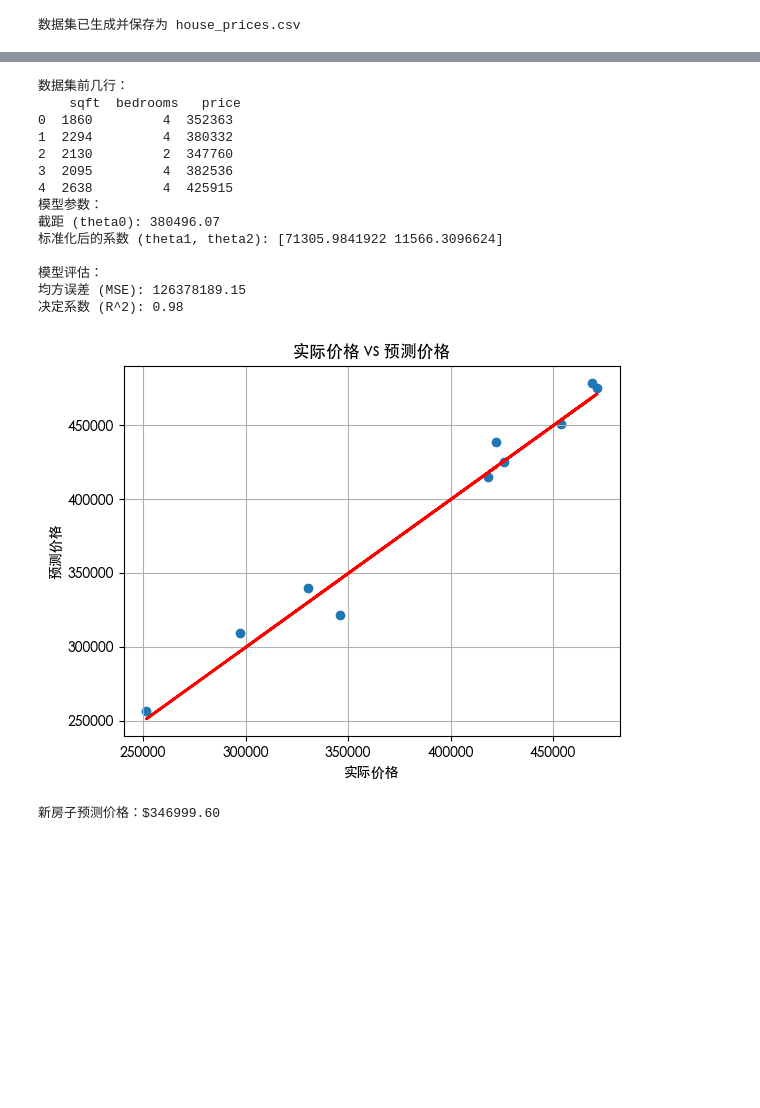
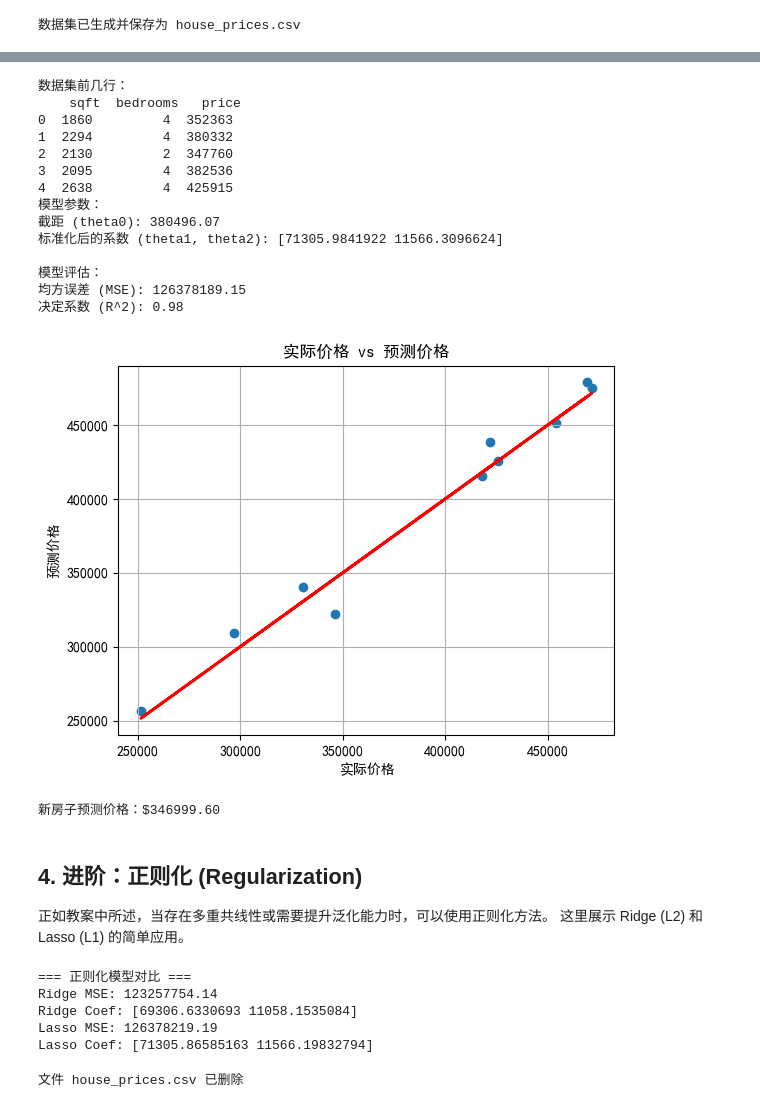
Before and after one commit to ForceInjection/hands-on-ML, a Jupyter notebook: nju_software/ch-03/01_linear_regression.ipynb, the cells around one changed output, grey strips where cells are left out. Saved outputs shown, nothing was run; the diff lists cells and outputs as text; code cells hidden in the pictures; blank space fills up the shorter version.

```diff
--- a/nju_software/ch-03/01_linear_regression.ipynb
+++ b/nju_software/ch-03/01_linear_regression.ipynb
@@ -36,17 +78,9 @@ print("数据集已生成并保存为 house_prices.csv")
 # %%
-import pandas as pd
-import numpy as np
 from sklearn.model_selection import train_test_split
 from sklearn.linear_model import LinearRegression
 from sklearn.preprocessing import StandardScaler  # 新增标准化模块
 from sklearn.metrics import mean_squared_error, r2_score
 import matplotlib.pyplot as plt
-
-from matplotlib import rcParams
-
-# 0. 配置 matplotlib 使用中文字体
-rcParams['font.sans-serif'] = ['Heiti TC']
-rcParams['axes.unicode_minus'] = False  # 解决负号显示问题
 
 # 1. 加载数据集
 data = pd.read_csv('house_prices.csv')  # 假设数据集文件名为 house_prices.csv，列名需与实际数据匹配（如英文列名：'sqft', 'bedrooms', 'price'）
@@ -92,32 +126,69 @@ print("决定系数 (R^2): {:.2f}".format(r2))
 plt.scatter(y_test, y_pred)
 plt.xlabel("实际价格")
 plt.ylabel("预测价格")
 plt.title("实际价格 vs 预测价格")
 plt.plot(y_test, y_test, color='red', linewidth=2)  # 对角线
 plt.grid()
 plt.show()
 
 # 11. 预测新数据
 # 假设有一套面积为 2000 平方英尺，3 个卧室的房子
 new_house = pd.DataFrame([[2000, 3]], columns=['sqft', 'bedrooms'])  # 创建一个包含特征名称的 DataFrame
 
 new_house_scaled = scaler.transform(new_house)  # 标准化新数据
 predicted_price = model.predict(new_house_scaled)
 print("\n新房子预测价格：${:.2f}".format(predicted_price[0]))
 # %% [output]
 数据集前几行：
     sqft  bedrooms   price
 0  1860         4  352363
 1  2294         4  380332
 2  2130         2  347760
 3  2095         4  382536
 4  2638         4  425915
 模型参数：
 截距 (theta0): 380496.07
 标准化后的系数 (theta1, theta2): [71305.9841922 11566.3096624]
 
 模型评估：
 均方误差 (MSE): 126378189.15
 决定系数 (R^2): 0.98
-[figure, old version]
+[figure, new version]
 新房子预测价格：$346999.60
+# %% [markdown]
+## 4. 进阶：正则化 (Regularization)
+
+正如教案中所述，当存在多重共线性或需要提升泛化能力时，可以使用正则化方法。
+这里展示 Ridge (L2) 和 Lasso (L1) 的简单应用。
+# %%
+from sklearn.linear_model import Ridge, Lasso
+
+print("\n=== 正则化模型对比 ===")
+
+# Ridge 回归 (L2 正则化)
+ridge_model = Ridge(alpha=1.0)
+ridge_model.fit(X_train, y_train)
+ridge_pred = ridge_model.predict(X_test)
+print(f"Ridge MSE: {mean_squared_error(y_test, ridge_pred):.2f}")
+print(f"Ridge Coef: {ridge_model.coef_}")
+
+# Lasso 回归 (L1 正则化)
+lasso_model = Lasso(alpha=0.1)
+lasso_model.fit(X_train, y_train)
+lasso_pred = lasso_model.predict(X_test)
+print(f"Lasso MSE: {mean_squared_error(y_test, lasso_pred):.2f}")
+print(f"Lasso Coef: {lasso_model.coef_}")
+# %% [output]
+=== 正则化模型对比 ===
+Ridge MSE: 123257754.14
+Ridge Coef: [69306.6330693 11058.1535084]
+Lasso MSE: 126378219.19
+Lasso Coef: [71305.86585163 11566.19832794]
+# %%
+# 删除生成的临时文件
+import os
+if os.path.exists('house_prices.csv'):
+    os.remove('house_prices.csv')
+    print("文件 house_prices.csv 已删除")
+# %% [output]
+文件 house_prices.csv 已删除
```
Also changed, not shown: parts of 5 cells of this notebook, 10 other files.
